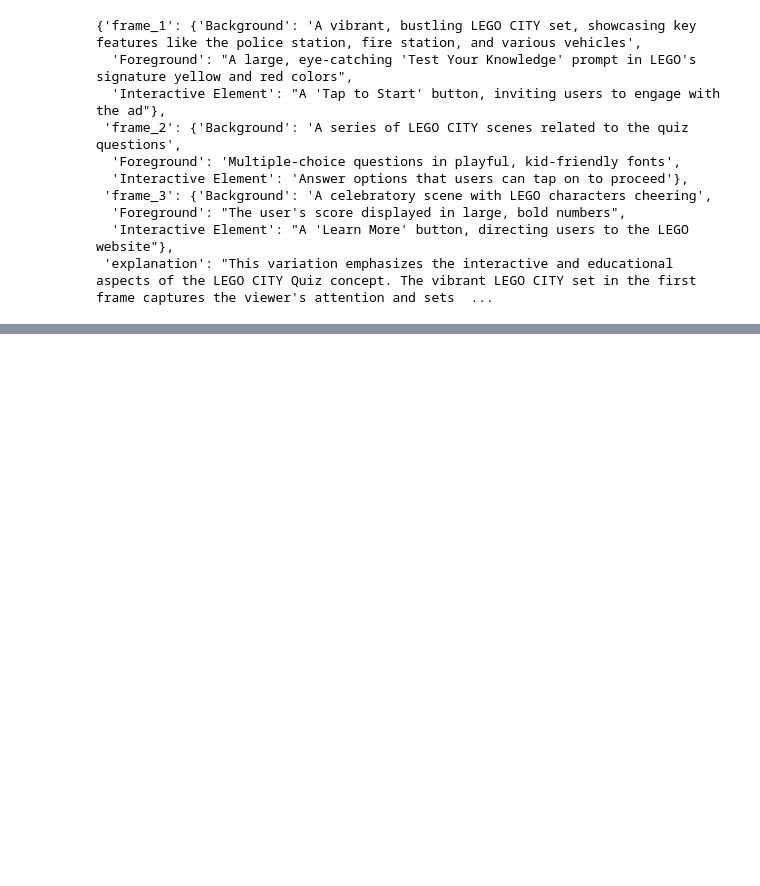
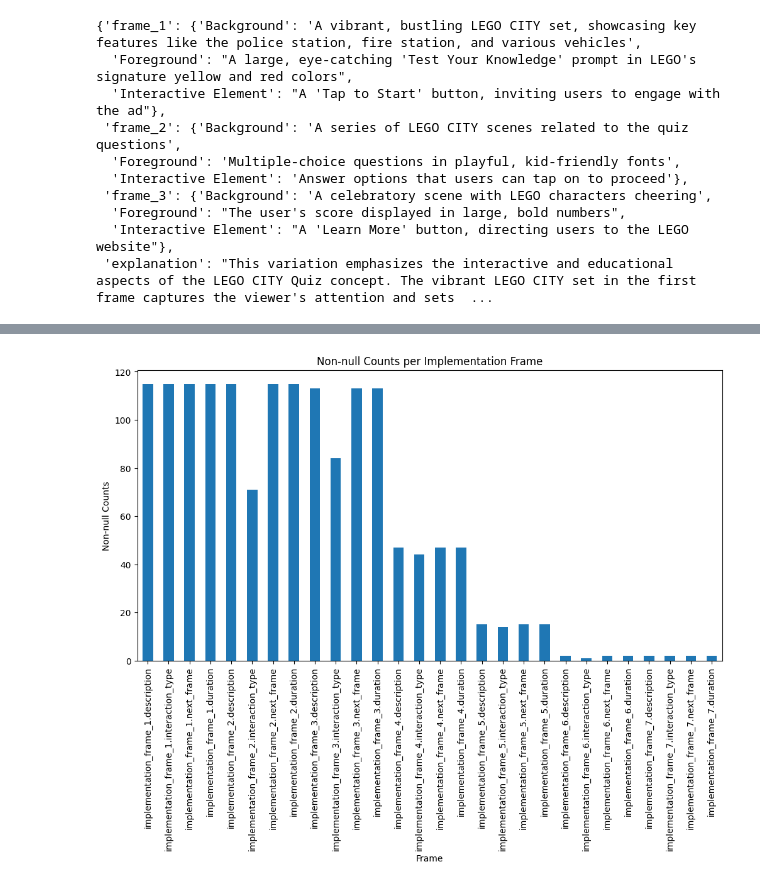
Before and after one commit to mistir-nigusse/Automated-Storyboard-Synthesis-for-Digital-Advertising, a Jupyter notebook: notebooks/eda.ipynb, the cells around one changed output, grey strips where cells are left out. Cells and saved outputs as stored; diff of their text form; code cells hidden in the pictures; blank space fills up the shorter version.

Commit message:
further exploring on the data and YOLO

```diff
--- a/notebooks/eda.ipynb
+++ b/notebooks/eda.ipynb
@@ -4,6 +5,6 @@ import matplotlib.pyplot as plt
 # %%
 df = pd.read_csv('../data/Challenge_Data/performance_data.csv')
-df_concepts = pd.read_json('../data/concepts.json')
+concepts_df = pd.read_json('../data/concepts.json')
 # %%
 df.head(1)
 # %% [output]
@@ -106,0 +135,11 @@ df_concepts['asset_suggestions'][1][4]
+# %%
+# Normalize the 'implementation' column to separate DataFrame
+implementation_df = pd.json_normalize(concepts_df['implementation'])
+implementation_df.columns = [f'implementation_{col}' for col in implementation_df.columns]
+
+# Concatenate with the main DataFrame
+concepts_df = pd.concat([concepts_df, implementation_df], axis=1).drop(columns=['implementation'])
+
+# Display the new DataFrame structure
+print(concepts_df.head())
+print(concepts_df.info())
@@ -106,0 +164,14 @@ df_concepts['asset_suggestions'][1][4]
+# %%
+import matplotlib.pyplot as plt
+import seaborn as sns
+
+frame_counts = concepts_df[[col for col in concepts_df.columns if 'implementation_frame_' in col]].notnull().sum()
+
+plt.figure(figsize=(12, 6))
+frame_counts.plot(kind='bar')
+plt.xlabel('Frame')
+plt.ylabel('Non-null Counts')
+plt.title('Non-null Counts per Implementation Frame')
+plt.show()
+# %% [output]
+[figure, added]
```
Also changed, not shown: parts of 20 cells of this notebook, 8 other files.
